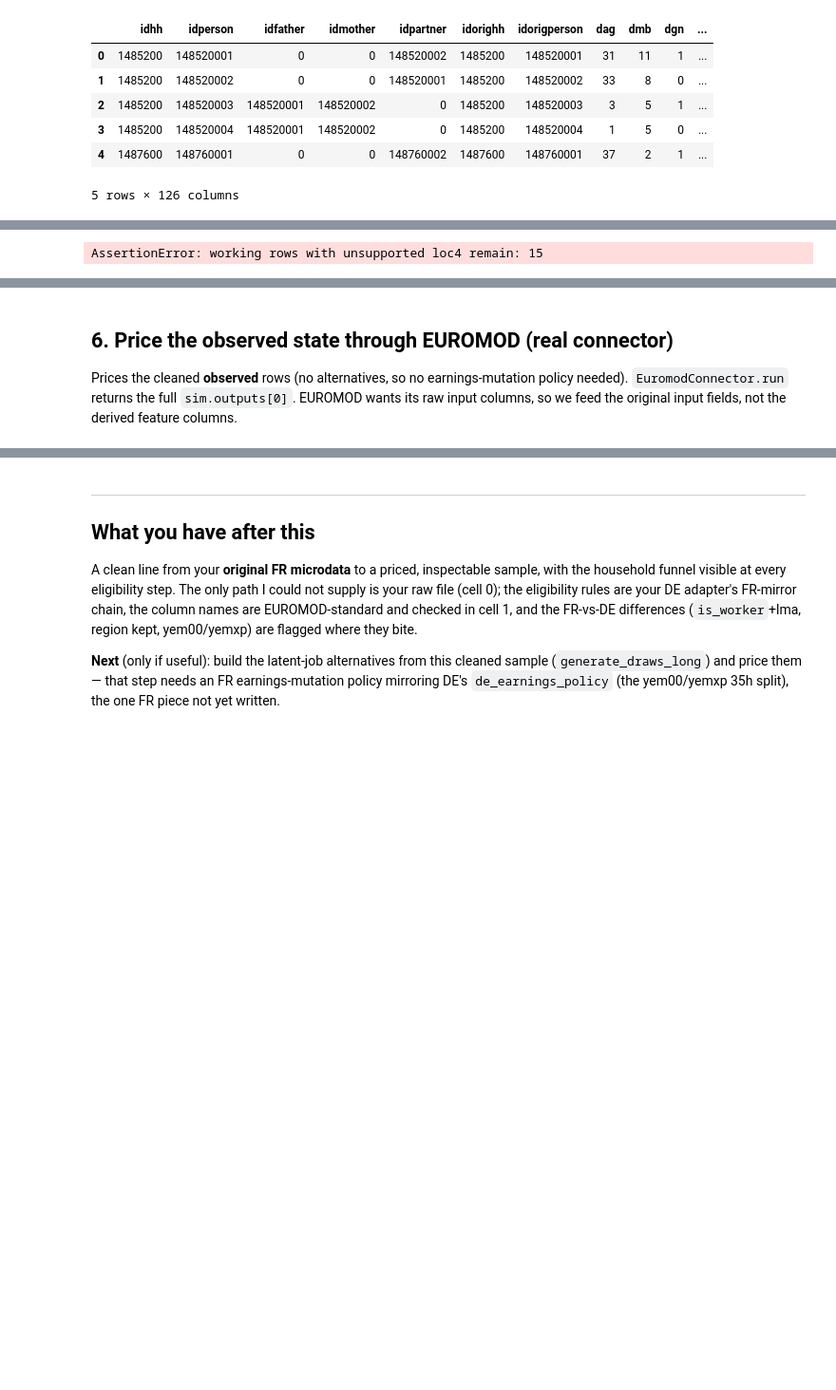
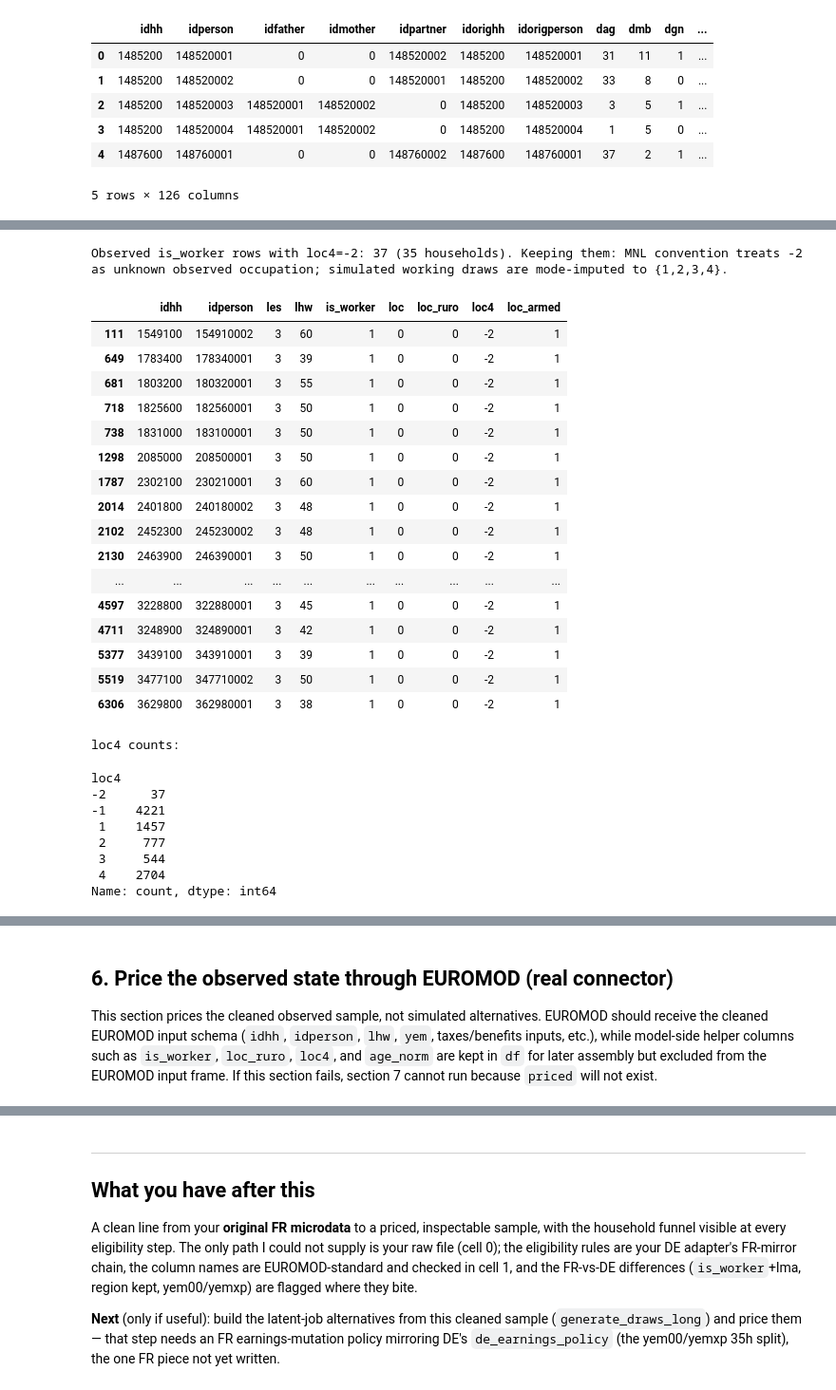
Before and after one commit to Hisham-Haydar/dclaborsupply-monorepo, a Jupyter notebook: notebooks/fr_data_walkthrough.ipynb, the cells around one changed output, grey strips where cells are left out. Shown at 95% size. Cells and saved outputs as stored; diff of their text form; code cells hidden in the pictures; blank space fills up the shorter version.

Commit message:
Implement code changes to enhance functionality and improve performance

```diff
--- a/notebooks/fr_data_walkthrough.ipynb
+++ b/notebooks/fr_data_walkthrough.ipynb
@@ -284,12 +285,20 @@ df = work.copy()
 lhw = pd.to_numeric(df['lhw'], errors='coerce').fillna(0.0)
 les = pd.to_numeric(df['les'], errors='coerce')
 
-# FR-SPECIFIC (worker flag): DE has no lma, so DE used is_worker = (les==3)&(lhw>0).
-# FR HAS lma and uses a hierarchical rule (enh_RURO_prep). Starting point below is the
-# employee-and-positive-hours definition; CONFIRM whether FR layers lma on top.
+# FR-SPECIFIC worker flag: mirror scripts/enhanced/enh_RURO_prep.py::_compute_is_worker.
 if 'lma' in df.columns:
-    print('NOTE: lma present -> confirm the FR hierarchical is_worker rule; using les==3 & lhw>0 for now.')
-df['is_worker'] = (les.eq(3) & (lhw > 0)).astype('int8')
+    lma = pd.to_numeric(df['lma'], errors='coerce').fillna(0)
+    use_lma = bool((lma == 1).any() and lma.nunique(dropna=True) > 1)
+else:
+    lma = None
+    use_lma = False
+
+if use_lma:
+    df['is_worker'] = ((lma == 1) & (lhw > 0)).astype('int8')
+    print('worker rule: lma==1 & lhw>0 (French MNL hierarchy)')
+else:
+    df['is_worker'] = (les.eq(3) & (lhw > 0)).astype('int8')
+    print('worker rule: les==3 & lhw>0 fallback')
 df['working'] = (lhw > 0).astype('int8')
 
 # hours bands (certified RURO definitions, identical to DE)
@@ -344,40 +358,68 @@ df[['idhh','dag','dgn','les','lhw','is_worker','working_ft','working_lh','educL'
 # %%
 # Dedicated loc_ruro / loc4 construction (certified task groups)
 from dclaborsupply_app.de.data_prep import collapse_loc_to_loc4
 
 if 'loc' not in df.columns:
     raise KeyError("Cannot build loc4: raw occupation column 'loc' is missing.")
 
 if 'loc_raw' not in df.columns:
     df['loc_raw'] = df['loc']
 
 loc_src = pd.to_numeric(df['loc'], errors='coerce').fillna(-2).astype('int16')
 isw = pd.to_numeric(df['is_worker'], errors='coerce').fillna(0).astype(int)
 df['loc_ruro'] = loc_src
+valid_worker_loc = loc_src.isin(list(range(0, 10)))
+df.loc[(isw == 1) & ~valid_worker_loc, 'loc_ruro'] = -2
 df.loc[isw != 1, 'loc_ruro'] = -1
 
 loc4, loc_armed = collapse_loc_to_loc4(df['loc_ruro'])
 df['loc4'] = loc4.astype('int16')
 df['loc_armed'] = loc_armed.astype('int8')
 
-working = pd.to_numeric(df['working'], errors='coerce').fillna(0).astype(int) == 1
-nonworking = ~working
-unknown_working = working & (pd.to_numeric(df['loc4'], errors='coerce') == -2)
-bad_working = working & ~pd.to_numeric(df['loc4'], errors='coerce').isin([-2, 1, 2, 3, 4])
-bad_nonworking = nonworking & (pd.to_numeric(df['loc4'], errors='coerce') != -1)
-assert not bad_working.any(), f"working rows with unsupported loc4 remain: {int(bad_working.sum())}"
-assert not bad_nonworking.any(), f"nonworking rows with loc4 != -1 remain: {int(bad_nonworking.sum())}"
-if unknown_working.any():
+model_worker = isw == 1
+model_nonworker = ~model_worker
+unknown_worker = model_worker & (pd.to_numeric(df['loc4'], errors='coerce') == -2)
+bad_worker = model_worker & ~pd.to_numeric(df['loc4'], errors='coerce').isin([-2, 1, 2, 3, 4])
+bad_nonworker = model_nonworker & (pd.to_numeric(df['loc4'], errors='coerce') != -1)
+assert not bad_worker.any(), f"is_worker rows with unsupported loc4 remain: {int(bad_worker.sum())}"
+assert not bad_nonworker.any(), f"non-is_worker rows with loc4 != -1 remain: {int(bad_nonworker.sum())}"
+if unknown_worker.any():
     bad_cols = [c for c in ['idhh', 'idperson', 'les', 'lhw', 'is_worker', 'loc', 'loc_ruro', 'loc4', 'loc_armed'] if c in df.columns]
     print(
-        f"Observed working rows with loc4=-2: {int(unknown_working.sum())} "
-        f"({df.loc[unknown_working, 'idhh'].nunique()} households). Keeping them: "
+        f"Observed is_worker rows with loc4=-2: {int(unknown_worker.sum())} "
+        f"({df.loc[unknown_worker, 'idhh'].nunique()} households). Keeping them: "
         "MNL convention treats -2 as unknown observed occupation; simulated working draws are mode-imputed to {1,2,3,4}."
     )
-    display(df.loc[unknown_working, bad_cols].head(20))
+    display(df.loc[unknown_worker, bad_cols].head(20))
 
 print('loc4 counts:')
 display(df['loc4'].value_counts(dropna=False).sort_index())
 df[['idhh', 'idperson', 'les', 'lhw', 'is_worker', 'loc', 'loc_ruro', 'loc4', 'loc_armed']].head(10)
 # %% [output]
-AssertionError: working rows with unsupported loc4 remain: 15
+Observed is_worker rows with loc4=-2: 37 (35 households). Keeping them: MNL convention treats -2 as unknown observed occupation; simulated working draws are mode-imputed to {1,2,3,4}.
+|  | idhh | idperson | les | lhw | is_worker | loc | loc_ruro | loc4 | loc_armed |
+| 111 | 1549100 | 154910002 | 3 | 60 | 1 | 0 | 0 | -2 | 1 |
+| 649 | 1783400 | 178340001 | 3 | 39 | 1 | 0 | 0 | -2 | 1 |
+| 681 | 1803200 | 180320001 | 3 | 55 | 1 | 0 | 0 | -2 | 1 |
+| 718 | 1825600 | 182560001 | 3 | 50 | 1 | 0 | 0 | -2 | 1 |
+| 738 | 1831000 | 183100001 | 3 | 50 | 1 | 0 | 0 | -2 | 1 |
+| 1298 | 2085000 | 208500001 | 3 | 50 | 1 | 0 | 0 | -2 | 1 |
+| 1787 | 2302100 | 230210001 | 3 | 60 | 1 | 0 | 0 | -2 | 1 |
+| 2014 | 2401800 | 240180002 | 3 | 48 | 1 | 0 | 0 | -2 | 1 |
+| 2102 | 2452300 | 245230002 | 3 | 48 | 1 | 0 | 0 | -2 | 1 |
+| 2130 | 2463900 | 246390001 | 3 | 50 | 1 | 0 | 0 | -2 | 1 |
+| ... | ... | ... | ... | ... | ... | ... | ... | ... | ... |
+| 4597 | 3228800 | 322880001 | 3 | 45 | 1 | 0 | 0 | -2 | 1 |
+| 4711 | 3248900 | 324890001 | 3 | 42 | 1 | 0 | 0 | -2 | 1 |
+| 5377 | 3439100 | 343910001 | 3 | 39 | 1 | 0 | 0 | -2 | 1 |
+| 5519 | 3477100 | 347710002 | 3 | 50 | 1 | 0 | 0 | -2 | 1 |
+| 6306 | 3629800 | 362980001 | 3 | 38 | 1 | 0 | 0 | -2 | 1 |
+loc4 counts:
+loc4
+-2      37
+-1    4221
+ 1    1457
+ 2     777
+ 3     544
+ 4    2704
+Name: count, dtype: int64
@@ -384,6 +437,7 @@ AssertionError: working rows with unsupported loc4 remain: 15
 # %% [markdown]
 ## 6. Price the observed state through EUROMOD (real connector)
-Prices the cleaned **observed** rows (no alternatives, so no earnings-mutation policy needed). `EuromodConnector.run` returns the full `sim.outputs[0]`. EUROMOD wants its raw input columns, so we feed the original input fields, not the derived feature columns.
+
+This section prices the cleaned observed sample, not simulated alternatives. EUROMOD should receive the cleaned EUROMOD input schema (`idhh`, `idperson`, `lhw`, `yem`, taxes/benefits inputs, etc.), while model-side helper columns such as `is_worker`, `loc_ruro`, `loc4`, and `age_norm` are kept in `df` for later assembly but excluded from the EUROMOD input frame. If this section fails, section 7 cannot run because `priced` will not exist.
 # %%
 from dclaborsupply_app.euromod import EuromodConnector
 MODEL_ROOT = Path(r'C:\\Users\\hisham\\MNL\\EUROMOD-STORAGE\\Euromod_model\\EUROMOD_RELEASES_J2.0+')   # CONFIRM (path) what em.Model() loadsds
```
Also changed, not shown: parts of 7 cells of this notebook.
